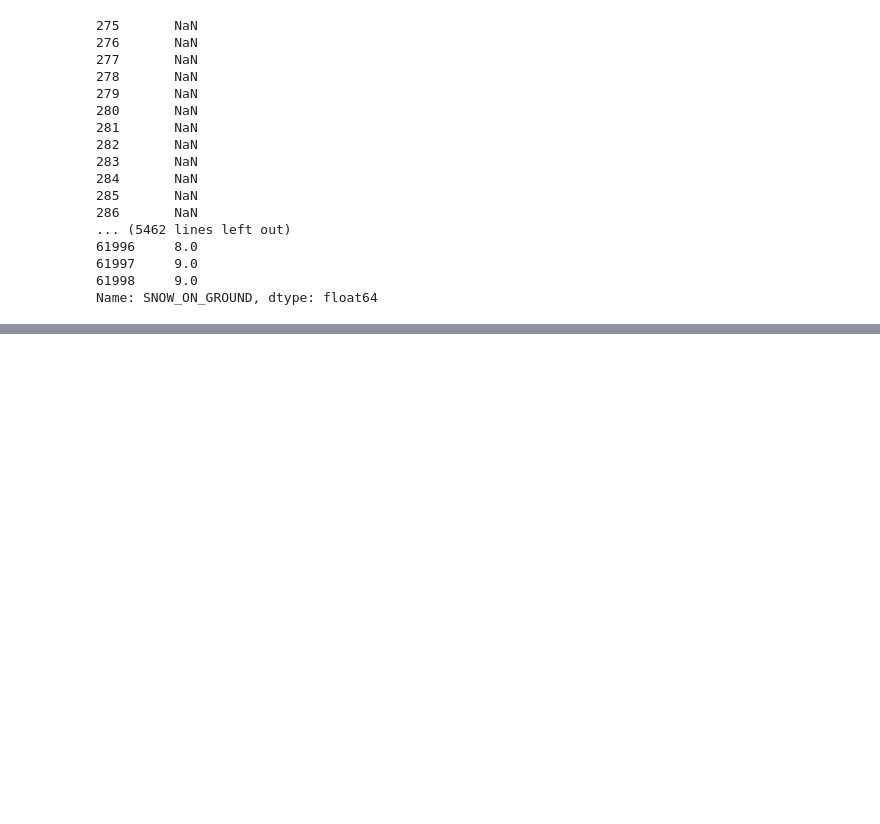
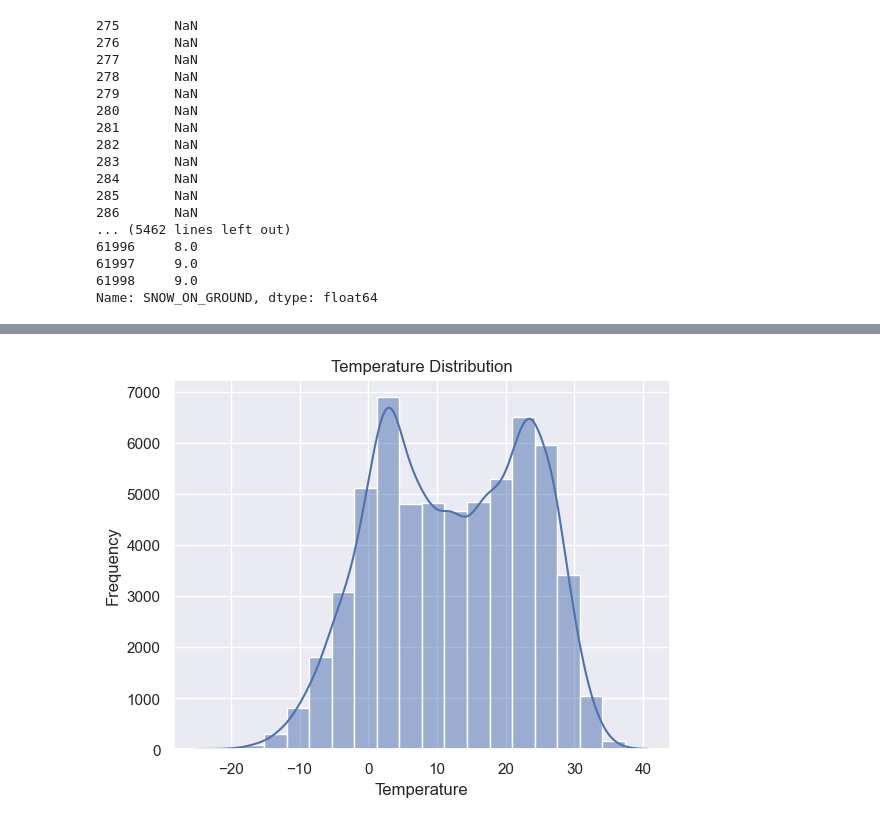
Before and after one commit to Scott1O/ICS4U_Final, a Jupyter notebook: data_visualization.ipynb, the cells around one changed output, grey strips where cells are left out. Drawn from its saved outputs; the diff is of its cells as text; code cells hidden in the pictures; blank space fills up the shorter version.

```diff
--- a/data_visualization.ipynb
+++ b/data_visualization.ipynb
@@ -381,0 +401,8 @@ Name: SNOW_ON_GROUND, dtype: float64
+# %%
+sns.histplot(weather['MAX_TEMPERATURE'], bins=20, kde=True)
+plt.title('Temperature Distribution')
+plt.xlabel('Temperature')
+plt.ylabel('Frequency')
+plt.show()
+# %% [output]
+[figure, added]
```
Also changed, not shown: parts of 6 cells of this notebook, 1 other file.
